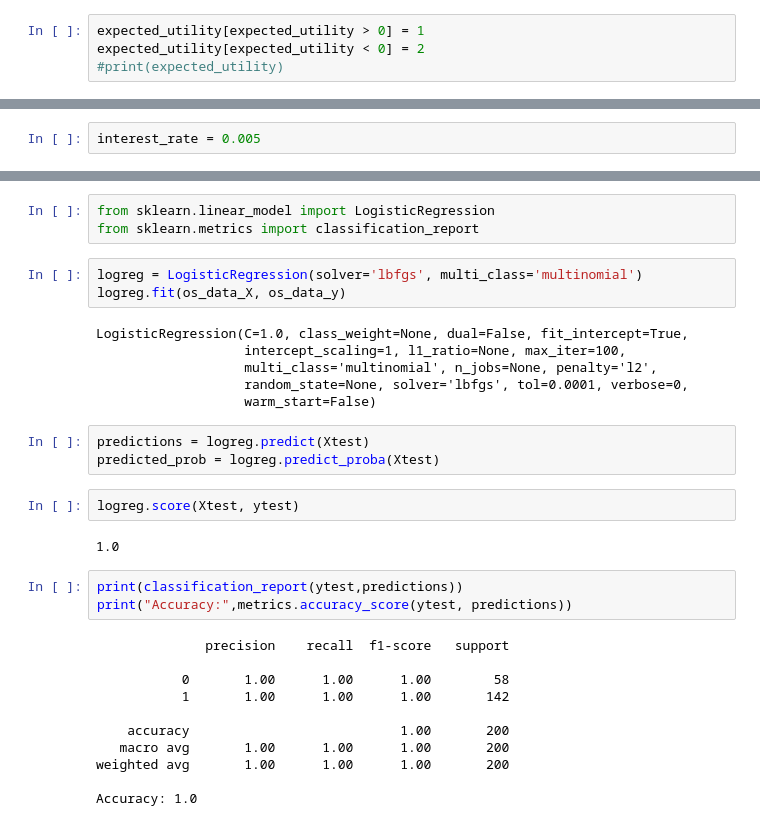
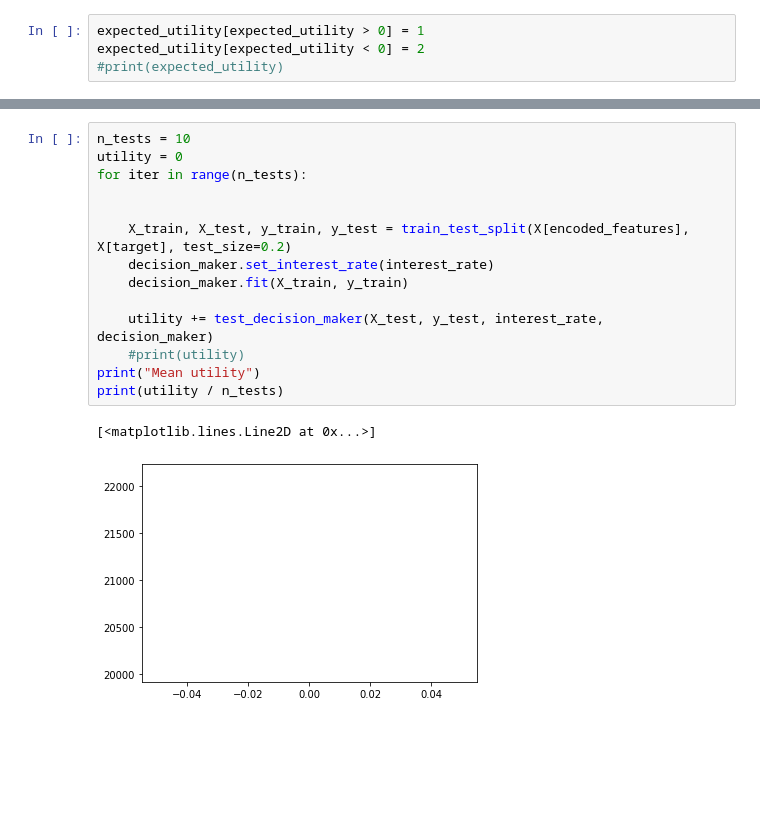
Before and after one commit to bjornite/IN-STK9000, a Jupyter notebook: Project 1/Project1-Copy1.ipynb, the cells around one changed output, grey strips where cells are left out. Drawn from its saved outputs; the diff is of its cells as text; blank space fills up the shorter version.

```diff
--- a/Project 1/Project1-Copy1.ipynb
+++ b/Project 1/Project1-Copy1.ipynb
@@ -230,5 +206,3 @@ Length: 1000, dtype: int64
-# %%
-interest_rate = 0.005
 # %%
 n_test_examples = len(Xtest)
 utility = 0
@@ -268,33 +225,17 @@ Accuracy: 1.0
-# %%
-from sklearn.linear_model import LogisticRegression
-from sklearn.metrics import classification_report
-# %%
-logreg = LogisticRegression(solver='lbfgs', multi_class='multinomial')
-logreg.fit(os_data_X, os_data_y)
-# %% [output]
-LogisticRegression(C=1.0, class_weight=None, dual=False, fit_intercept=True,
-                   intercept_scaling=1, l1_ratio=None, max_iter=100,
-                   multi_class='multinomial', n_jobs=None, penalty='l2',
-                   random_state=None, solver='lbfgs', tol=0.0001, verbose=0,
-                   warm_start=False)
-# %%
-predictions = logreg.predict(Xtest)
-predicted_prob = logreg.predict_proba(Xtest)
-# %%
-logreg.score(Xtest, ytest)
-# %% [output]
-1.0
-# %%
-print(classification_report(ytest,predictions))
-print("Accuracy:",metrics.accuracy_score(ytest, predictions))
-# %% [output]
-              precision    recall  f1-score   support
-
-           0       1.00      1.00      1.00        58
-           1       1.00      1.00      1.00       142
-
-    accuracy                           1.00       200
-   macro avg       1.00      1.00      1.00       200
-weighted avg       1.00      1.00      1.00       200
-
-Accuracy: 1.0
+# %%
+n_tests = 10
+utility = 0
+for iter in range(n_tests):
+
+
+    X_train, X_test, y_train, y_test = train_test_split(X[encoded_features], X[target], test_size=0.2)
+    decision_maker.set_interest_rate(interest_rate)
+    decision_maker.fit(X_train, y_train)
+
+    utility += test_decision_maker(X_test, y_test, interest_rate, decision_maker)
+    #print(utility)
+print("Mean utility")
+print(utility / n_tests)
+# %% [output]
+[<matplotlib.lines.Line2D at 0x...>]
+[figure, added]
```
Also changed, not shown: parts of 28 cells of this notebook, 2 other files.
